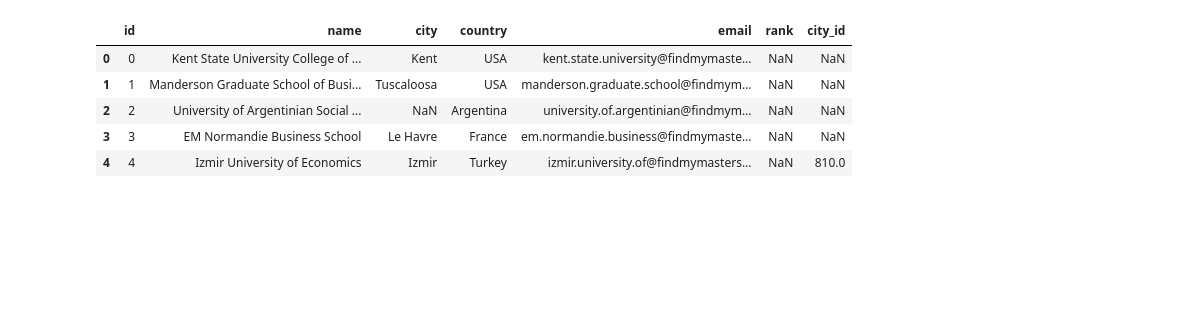
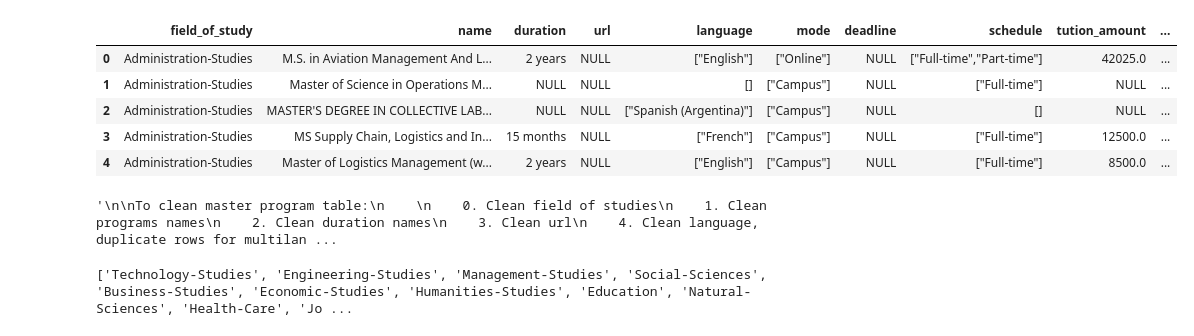
Before and after one commit to PicoloGroup/DB-FindMyMasters, a Jupyter notebook: data-version2/MasterProgramsDataCleaning.ipynb, the cells around one changed output. Drawn from its saved outputs; the diff is of its cells as text; code cells hidden in the pictures; blank space fills up the shorter version.

Commit message:
feat: start to clean master programs

```diff
--- a/data-version2/MasterProgramsDataCleaning.ipynb
+++ b/data-version2/MasterProgramsDataCleaning.ipynb
@@ -414,12 +60,44 @@ university_clean.to_csv("./clean/university_clean.csv", index=False)
-# %%
-# just check saved data
-
-universities = pd.read_csv("../data-version2/clean/university_clean.csv")
-universities.head()
-# %% [output]
-|  | id | name | city | country | email | rank | city_id |
-| 0 | 0 | Kent State University College of ... | Kent | USA | kent.state.university@findmymaste... | NaN | NaN |
-| 1 | 1 | Manderson Graduate School of Busi... | Tuscaloosa | USA | manderson.graduate.school@findmym... | NaN | NaN |
-| 2 | 2 | University of Argentinian Social ... | NaN | Argentina | university.of.argentinian@findmym... | NaN | NaN |
-| 3 | 3 | EM Normandie Business School | Le Havre | France | em.normandie.business@findmymaste... | NaN | NaN |
-| 4 | 4 | Izmir University of Economics | Izmir | Turkey | izmir.university.of@findmymasters... | NaN | 810.0 |
+# %%
+
+# convert NaN to NULL
+masters_clean = masters_clean.fillna("NULL")
+# %%
+
+# for master programs table we need
+# id, name, university_id, duration, language, mode, schedule, deadline, field_of_study, url, tution_amount, tution_currency
+
+masters_clean.head()
+# %% [output]
+|  | field_of_study | name | duration | url | language | mode | deadline | schedule | tution_amount | ... |
+| 0 | Administration-Studies | M.S. in Aviation Management And L... | 2 years | NULL | ["English"] | ["Online"] | NULL | ["Full-time","Part-time"] | 42025.0 | ... |
+| 1 | Administration-Studies | Master of Science in Operations M... | NULL | NULL | [] | ["Campus"] | NULL | ["Full-time"] | NULL | ... |
+| 2 | Administration-Studies | MASTER'S DEGREE IN COLLECTIVE LAB... | NULL | NULL | ["Spanish (Argentina)"] | ["Campus"] | NULL | [] | NULL | ... |
+| 3 | Administration-Studies | MS Supply Chain, Logistics and In... | 15 months | NULL | ["French"] | ["Campus"] | NULL | ["Full-time"] | 12500.0 | ... |
+| 4 | Administration-Studies | Master of Logistics Management (w... | 2 years | NULL | ["English"] | ["Campus"] | NULL | ["Full-time"] | 8500.0 | ... |
+# %%
+
+"""
+
+To clean master program table:
+
+    0. Clean field of studies
+    1. Clean programs names
+    2. Clean duration names
+    3. Clean url
+    4. Clean language, duplicate rows for multilanguage programs -> required for first norm of any database
+    5. Duplicate multimode programs
+    6. Clean dealine
+    7. Duplicate multischedule programs
+    8. Clean tution amount -> must be valid numbers
+    9. Clean tution currency -> must be valid currency
+
+"""
+# %% [output]
+'\n\nTo clean master program table:\n    \n    0. Clean field of studies\n    1. Clean programs names\n    2. Clean duration names\n    3. Clean url\n    4. Clean language, duplicate rows for multilan ...
+# %%
+# field of study
+
+fields = list(masters_clean["field_of_study"].value_counts().keys())
+print(fields)
+# %% [output]
+['Technology-Studies', 'Engineering-Studies', 'Management-Studies', 'Social-Sciences', 'Business-Studies', 'Economic-Studies', 'Humanities-Studies', 'Education', 'Natural-Sciences', 'Health-Care', 'Jo ...
```
Also changed, not shown: parts of 46 cells of this notebook, 3 other files.
